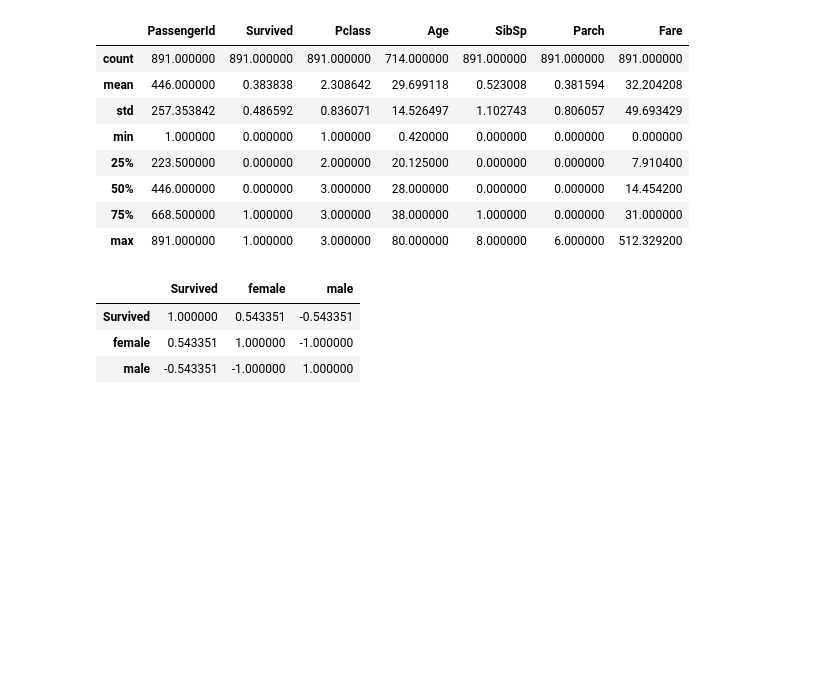
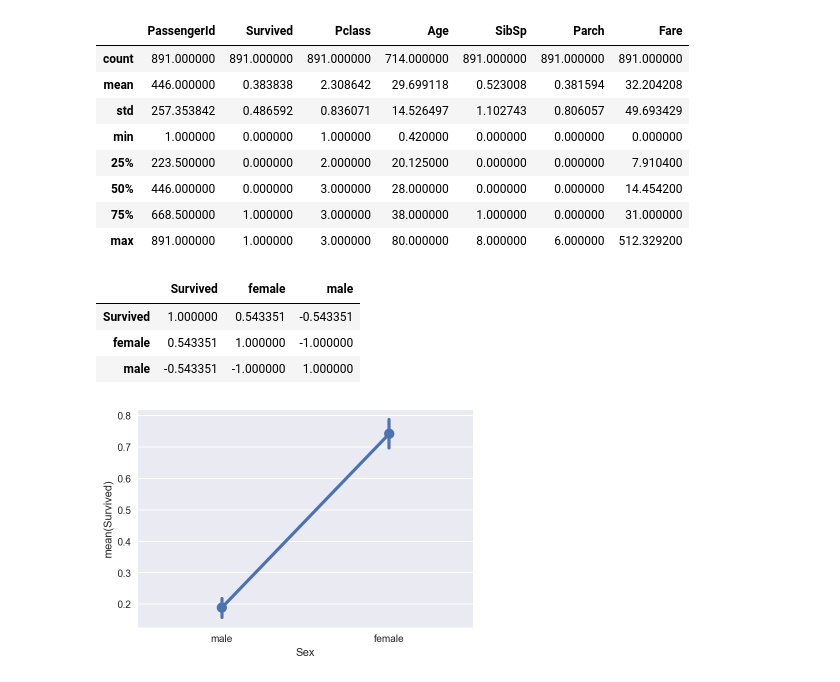
Before and after one commit to yaskyj/investigate-data-set, a Jupyter notebook: InvestigateTitanicData.ipynb, the cells around one changed output. Cells and saved outputs as stored; diff of their text form; code cells hidden in the pictures; blank space fills up the shorter version.

Commit message:
Chart for each feature created

```diff
--- a/InvestigateTitanicData.ipynb
+++ b/InvestigateTitanicData.ipynb
@@ -89,3 +73,7 @@ pd.concat([df['Survived'], pd.get_dummies(df['Sex']).rename(columns=lambda x: st
 | Survived | 1.000000 | 0.543351 | -0.543351 |
 | female | 0.543351 | 1.000000 | -1.000000 |
 | male | -0.543351 | -1.000000 | 1.000000 |
+# %%
+sns.pointplot(x="Sex", y="Survived", data=df);
+# %% [output]
+[figure, added]
```
Also changed, not shown: parts of 13 cells of this notebook.
